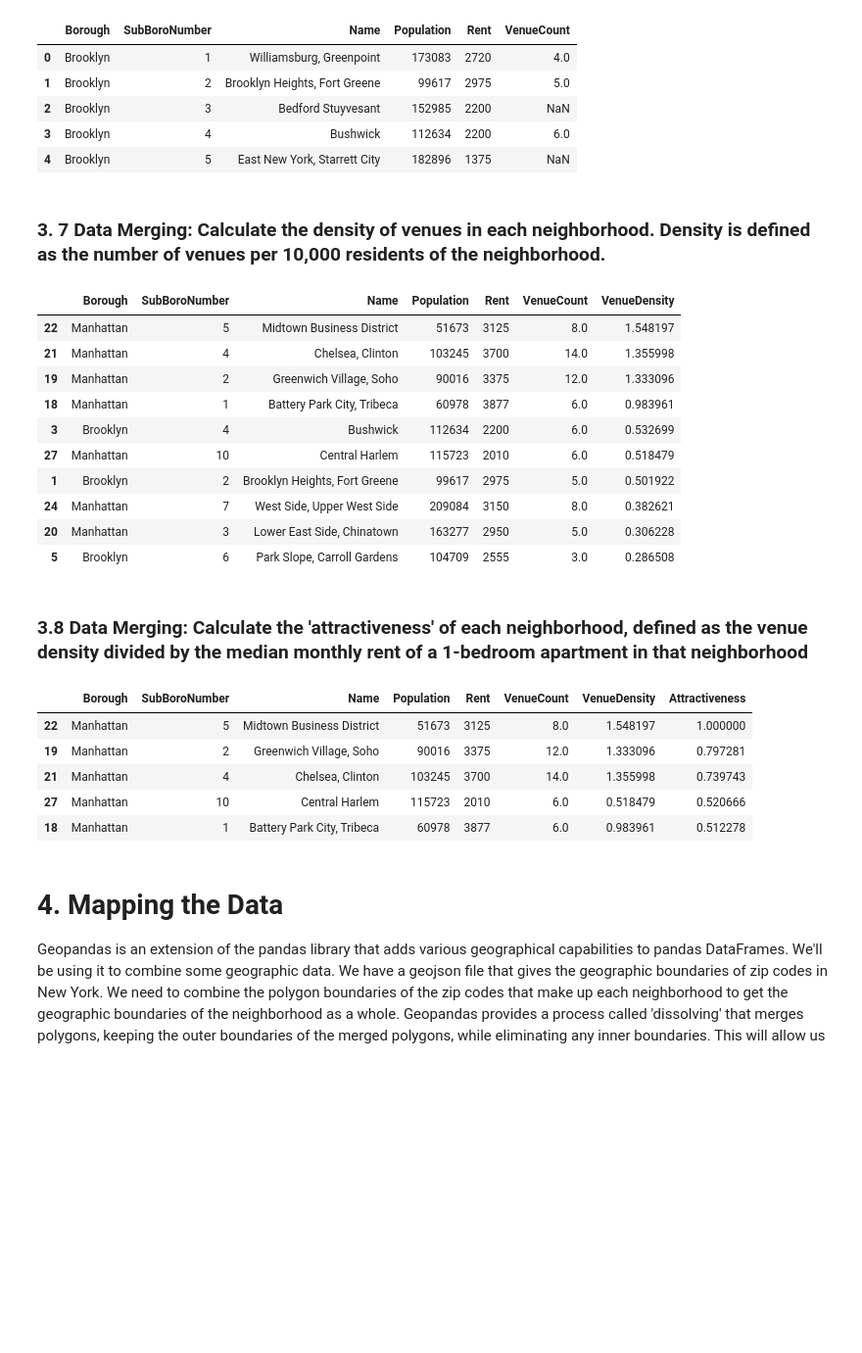
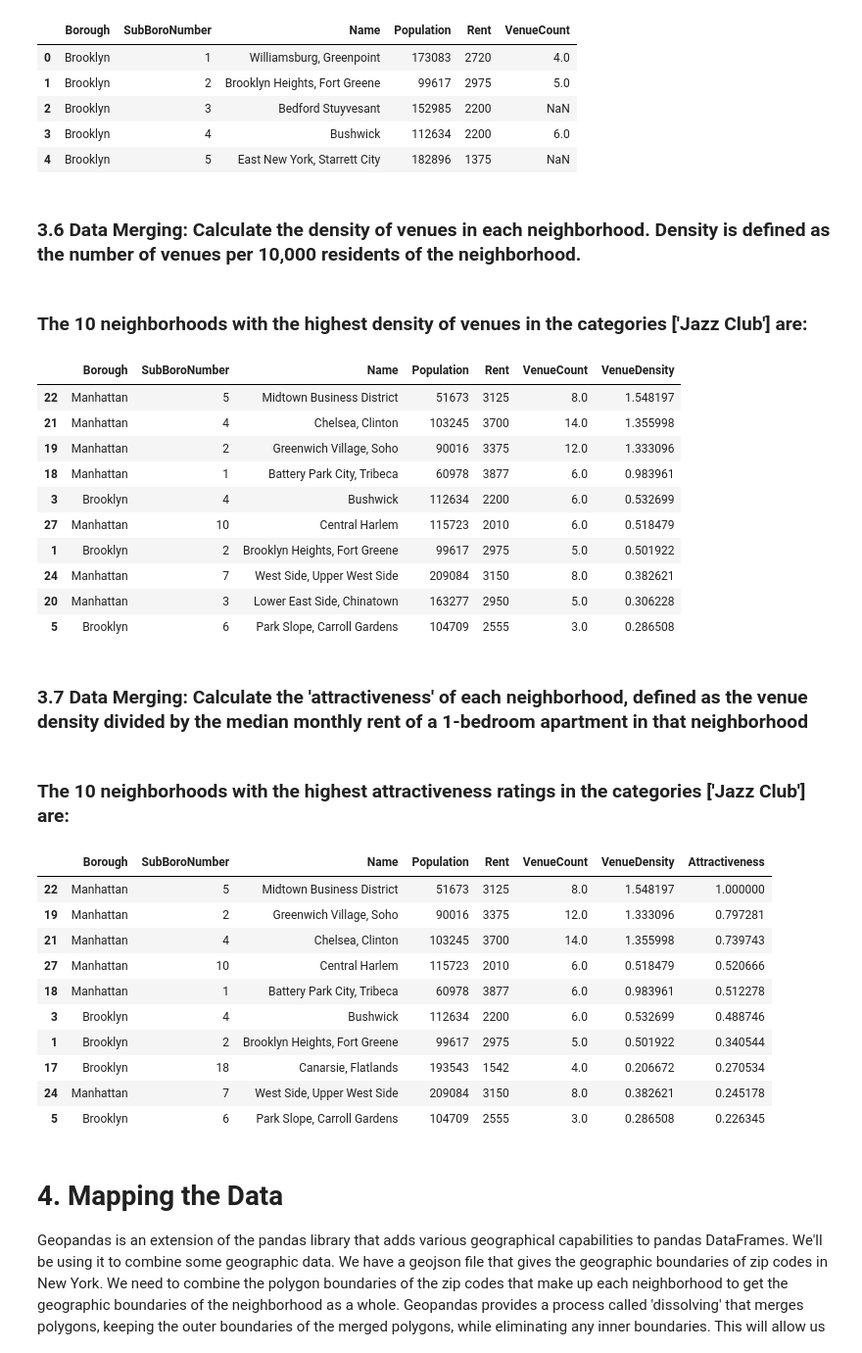
Before and after one commit to jimcole23/Capstone, a Jupyter notebook: Test.ipynb, the cells around one changed output. Shown at 98% size. Cells and saved outputs as stored; diff of their text form; code cells hidden in the pictures; blank space fills up the shorter version.

```diff
--- a/Test.ipynb
+++ b/Test.ipynb
@@ -208,6 +214,6 @@ This slicing into overlapping rectangles will result in some duplicate venues fr
 # %%
-# Make an enpty dataframe that will contains all the venues found
-# for all the categories of interest, in all the rectangles in Manhattan
+# Make an enpty dataframe that will contain all the venues found for
+# all the categories of interest, in all the rectangles in Manhattan and Brooklyn
 dfAllVenues = pd.DataFrame()
 
 # Merge the two Lat/Lon CSV-based DataFrames
@@ -238,8 +244,7 @@ for aCategory in categoriesToFind:
         # So figure out how many slices we need to limit the vertical size of the
         # slice to about 1/10th of a mile
         differenceInLatitude = (neLat-swLat)
-        numLatSlices = math.ceil((differenceInLatitude*69) / 0.10)
-
+#        numLatSlices = math.ceil((differenceInLatitude*69) / 0.10)
         numLatSlices = 4
         #print('neLat {} swLat {} differenceInLatitude={} numLatSlices {}'.format(neLat, swLat, differenceInLatitude, numLatSlices))
 
@@ -260,15 +265,14 @@ for aCategory in categoriesToFind:
         for nWhichSWLat in range(numSWLats):
             swLat = swLatList[nWhichSWLat]
 
-            #print('{}'.format(nWhichSWLat))
-
             for nWhichSWLon in range(numLons):
                 # Make sure the longitudes overlap a little; do this by
                 # making swLon a little more negative
                 swLon = lonList[nWhichSWLon] - 0.0005
                 neLon = lonList[nWhichSWLon+1]
 
-                #print('{},{} {},{}  {},{}'.format(nWhichSWLat, nWhichSWLon, swLat, swLon, neLat, neLon))
+                if (VERBOSE):
+                    print('{},{} {},{}  {},{}'.format(nWhichSWLat, nWhichSWLon, swLat, swLon, neLat, neLon))
 
                 url = 'https://api.foursquare.com/v2/venues/search?intent=browse&client_id={}&client_secret={}&sw={},{}&ne={},{}&v={}&categoryId={}'\
     .format(CLIENT_ID, CLIENT_SECRET, swLat, swLon, neLat, neLon, VERSION, categoryID)
@@ -295,15 +299,17 @@ for aCategory in categoriesToFind:
                     numRoundedVenuesRetrieved = round(numVenuesRetrieved, -2)
                     print("  Retrieved {} venues".format(numRoundedVenuesRetrieved))
 
-                #print('Retrieved ' + str(dfOneRect.shape[0]) + ' for category ' + categoryName + ' with SW latitude ' + str(swLat))
-                #print()
+                if (VERBOSE):
+                    print('Retrieved ' + str(dfOneRect.shape[0]) + ' for category ' + categoryName + ' with SW latitude ' + str(swLat))
+                    print()
+
                 # append that dataframe to the one containing all rectangles' venues
                 dfAllVenues = pd.concat([dfAllVenues, dfOneRect], sort=False)
 
 # Drop the columns other than the ones listed in the next line
 dfAllVenues.drop(dfAllVenues.columns.difference(['categories', 'id', 'location.address', 'location.lat', 'location.lng',\
                                                  'location.postalCode', 'name', 'category']), 1, inplace=True)
-
+# Assign column names to dfAllVenues
 newColumnNames = ['categories', 'id', 'lat', 'lon', 'name', 'category',  'address', 'zip' ]
 dfAllVenues.columns = newColumnNames
 dfAllVenues.head()
@@ -349,8 +346,3 @@ print(numFound)
-# %%
-### DEBUGGING
-newColumnNames = ['categories', 'id', 'lat', 'lon', 'name', 'category',  'address', 'zip' ]
-dfAllVenues.columns = newColumnNames
-dfAllVenues.head()
 # %%
 # Let's see how many venues we have of each type. There will be many duplicate
 # venues, so we'll see this number go down as we clean up the data
@@ -368,8 +358,3 @@ Index(['categories', 'id', 'lat', 'lon', 'name', 'category', 'address', 'zip'],
-# %%
-### DEBUGGING
-newColumnNames = ['category', 'categories', 'id', 'address', 'lat', 'lon', 'zip', 'name' ]
-dfAllVenues.columns = newColumnNames
-dfAllVenues.head()
 # %% [markdown]
 # 2. Data Cleanup
 There are several different types of data cleanup needed:
@@ -408,6 +507,5 @@ print(dfAllVenues['name'].unique())
 # %%
 ### DEBUGGING
-pd.set_option('display.max_rows', 1000)
-print(len(dfAllVenues['zip'].unique()))
-print(len(dfAllVenues))
-print(dfAllVenues['zip'].unique())
+if (VERBOSE):
+    dfAllVenues = dfAllVenuesClean
+    print(dfAllVenues['zip'].unique())
@@ -756,7 +705,7 @@ dfNeighborhoodPopulation.head()
 | 3 | Brooklyn | 4 | Bushwick | 112634 | 2200 | 6.0 |
 | 4 | Brooklyn | 5 | East New York, Starrett City | 182896 | 1375 | NaN |
 # %% [markdown]
-### 3. 7 Data Merging: Calculate the density of venues in each neighborhood. Density is defined as the number of venues per 10,000 residents of the neighborhood.
+### 3.6 Data Merging: Calculate the density of venues in each neighborhood. Density is defined as the number of venues per 10,000 residents of the neighborhood.
 # %%
 dfPop = dfNeighborhoodPopulation
 
@@ -768,11 +717,14 @@ dfPop.fillna(value=values, inplace=True)
 # Calculate the number of venues per 10,000 residents of each neighborhood
 dfPop["VenueDensity"] = dfNeighborhoodPopulation["VenueCount"] / (dfNeighborhoodPopulation["Population"] / 10000)
 
+tableIntro = HTML('<h3>The 10 neighborhoods with the highest density of venues in the categories {} are:</h3>'.format(str(categoriesToFind)))
+display(tableIntro)
+
 # Print the neighborhoods with the highest venue densities
 dfPop = dfPop.sort_values('VenueDensity', ascending=False)
-
 dfPop.head(10)
 # %% [output]
+The 10 neighborhoods with the highest density of venues in the categories ['Jazz Club'] are:
 |  | Borough | SubBoroNumber | Name | Population | Rent | VenueCount | VenueDensity |
 | 22 | Manhattan | 5 | Midtown Business District | 51673 | 3125 | 8.0 | 1.548197 |
 | 21 | Manhattan | 4 | Chelsea, Clinton | 103245 | 3700 | 14.0 | 1.355998 |
@@ -785,31 +737,40 @@ dfPop.head(10)
 | 20 | Manhattan | 3 | Lower East Side, Chinatown | 163277 | 2950 | 5.0 | 0.306228 |
 | 5 | Brooklyn | 6 | Park Slope, Carroll Gardens | 104709 | 2555 | 3.0 | 0.286508 |
 # %% [markdown]
-### 3.8 Data Merging: Calculate the 'attractiveness' of each neighborhood, defined as the venue density divided by the median monthly rent of a 1-bedroom apartment in that neighborhood
+### 3.7 Data Merging: Calculate the 'attractiveness' of each neighborhood, defined as the venue density divided by the median monthly rent of a 1-bedroom apartment in that neighborhood
 # %%
 # Convert any NaN VenueDensity values to zeroes
 values = {'VenueDensity': 0}
 dfPop.fillna(value=values, inplace=True)
 
 # Calculate the 'attractiveness' of each neighborhood by dividing the VenueDensity by the
 # median rent for a 1-bedroom apartment (in thousands of dollars per month)
 dfPop["Attractiveness"] = dfNeighborhoodPopulation["VenueDensity"] / (dfNeighborhoodPopulation["Rent"] / 1000)
 
 # Print the neighborhoods with the highest venue densities
 dfPop = dfPop.sort_values('Attractiveness', ascending=False)
 
+tableIntro = HTML('<h3>The 10 neighborhoods with the highest attractiveness ratings in the categories {} are:</h3>'.format(str(categoriesToFind)))
+display(tableIntro)
+
 # The Attractiveness value depends on the venue density, which can vary a lot between
 # different types of venues. So let's normalize the Attractiveness value so it's
 # always between zero and one.
 dfPop["Attractiveness"]=(dfPop["Attractiveness"]-dfPop["Attractiveness"].min())/(dfPop["Attractiveness"].max()-dfPop["Attractiveness"].min())
-dfPop.head()
+dfPop.head(10)
 # %% [output]
+The 10 neighborhoods with the highest attractiveness ratings in the categories ['Jazz Club'] are:
 |  | Borough | SubBoroNumber | Name | Population | Rent | VenueCount | VenueDensity | Attractiveness |
 | 22 | Manhattan | 5 | Midtown Business District | 51673 | 3125 | 8.0 | 1.548197 | 1.000000 |
 | 19 | Manhattan | 2 | Greenwich Village, Soho | 90016 | 3375 | 12.0 | 1.333096 | 0.797281 |
 | 21 | Manhattan | 4 | Chelsea, Clinton | 103245 | 3700 | 14.0 | 1.355998 | 0.739743 |
 | 27 | Manhattan | 10 | Central Harlem | 115723 | 2010 | 6.0 | 0.518479 | 0.520666 |
 | 18 | Manhattan | 1 | Battery Park City, Tribeca | 60978 | 3877 | 6.0 | 0.983961 | 0.512278 |
+| 3 | Brooklyn | 4 | Bushwick | 112634 | 2200 | 6.0 | 0.532699 | 0.488746 |
+| 1 | Brooklyn | 2 | Brooklyn Heights, Fort Greene | 99617 | 2975 | 5.0 | 0.501922 | 0.340544 |
+| 17 | Brooklyn | 18 | Canarsie, Flatlands | 193543 | 1542 | 4.0 | 0.206672 | 0.270534 |
+| 24 | Manhattan | 7 | West Side, Upper West Side | 209084 | 3150 | 8.0 | 0.382621 | 0.245178 |
+| 5 | Brooklyn | 6 | Park Slope, Carroll Gardens | 104709 | 2555 | 3.0 | 0.286508 | 0.226345 |
 # %% [markdown]
 # 4. Mapping the Data
 
```
Also changed, not shown: parts of 47 cells of this notebook.
